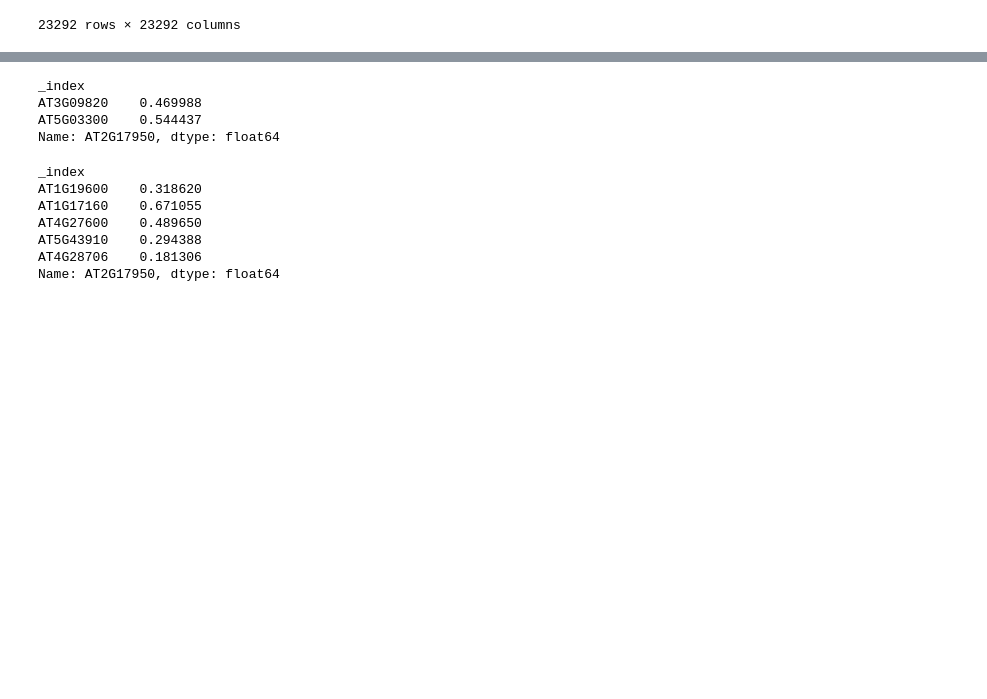
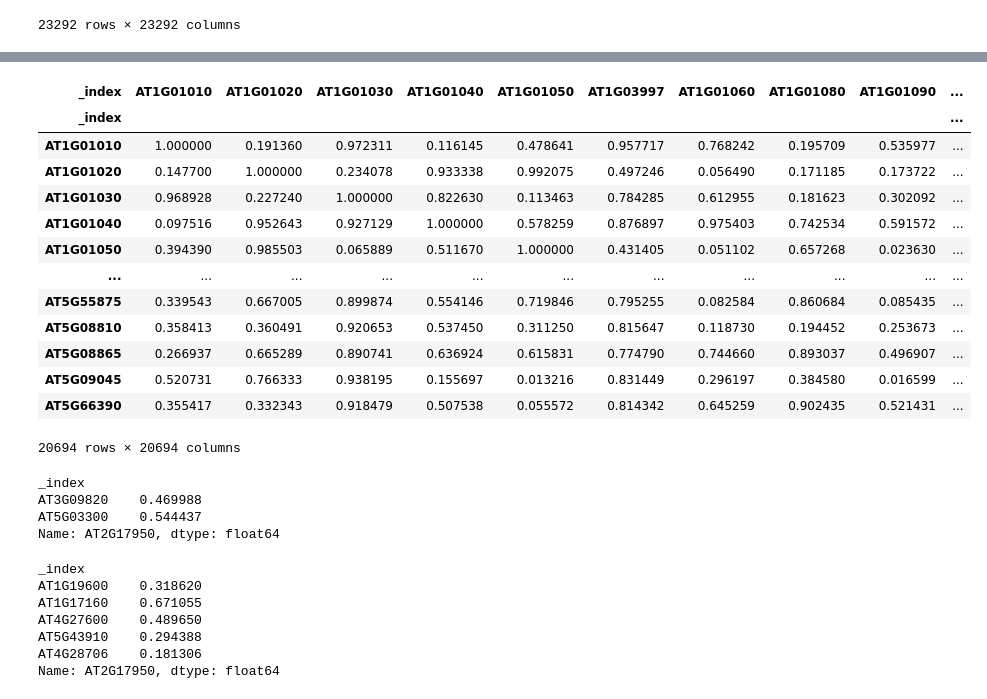
Before and after one commit to mikepassal/Jack_and_Dave_Maize_Meristem, a Jupyter notebook: correlation_of_wuschel_cells.ipynb, the cells around one changed output, grey strips where cells are left out. Saved outputs shown, nothing was run; the diff lists cells and outputs as text; code cells hidden in the pictures; blank space fills up the shorter version.

```diff
--- a/correlation_of_wuschel_cells.ipynb
+++ b/correlation_of_wuschel_cells.ipynb
@@ -917,0 +1023,21 @@ arabi_clev_results = arabi_normalized_all_cells.loc[arabi_normalized_all_cells.i
+# %%
+arabi_double_ranked_clevata = arabi_ranked_columns_clevata.rank(axis = 1)
+arabi_double_ranked_clevata
+arabi_normalized_clevata = arabi_double_ranked_clevata/20694
+# %%
+arabi_normalized_clevata
+# %% [output]
+| _index | AT1G01010 | AT1G01020 | AT1G01030 | AT1G01040 | AT1G01050 | AT1G03997 | AT1G01060 | AT1G01080 | AT1G01090 | ... |
+| _index |  |  |  |  |  |  |  |  |  | ... |
+| AT1G01010 | 1.000000 | 0.191360 | 0.972311 | 0.116145 | 0.478641 | 0.957717 | 0.768242 | 0.195709 | 0.535977 | ... |
+| AT1G01020 | 0.147700 | 1.000000 | 0.234078 | 0.933338 | 0.992075 | 0.497246 | 0.056490 | 0.171185 | 0.173722 | ... |
+| AT1G01030 | 0.968928 | 0.227240 | 1.000000 | 0.822630 | 0.113463 | 0.784285 | 0.612955 | 0.181623 | 0.302092 | ... |
+| AT1G01040 | 0.097516 | 0.952643 | 0.927129 | 1.000000 | 0.578259 | 0.876897 | 0.975403 | 0.742534 | 0.591572 | ... |
+| AT1G01050 | 0.394390 | 0.985503 | 0.065889 | 0.511670 | 1.000000 | 0.431405 | 0.051102 | 0.657268 | 0.023630 | ... |
+| ... | ... | ... | ... | ... | ... | ... | ... | ... | ... | ... |
+| AT5G55875 | 0.339543 | 0.667005 | 0.899874 | 0.554146 | 0.719846 | 0.795255 | 0.082584 | 0.860684 | 0.085435 | ... |
+| AT5G08810 | 0.358413 | 0.360491 | 0.920653 | 0.537450 | 0.311250 | 0.815647 | 0.118730 | 0.194452 | 0.253673 | ... |
+| AT5G08865 | 0.266937 | 0.665289 | 0.890741 | 0.636924 | 0.615831 | 0.774790 | 0.744660 | 0.893037 | 0.496907 | ... |
+| AT5G09045 | 0.520731 | 0.766333 | 0.938195 | 0.155697 | 0.013216 | 0.831449 | 0.296197 | 0.384580 | 0.016599 | ... |
+| AT5G66390 | 0.355417 | 0.332343 | 0.918479 | 0.507538 | 0.055572 | 0.814342 | 0.645259 | 0.902435 | 0.521431 | ... |
+20694 rows × 20694 columns
```
Also changed, not shown: parts of 22 cells of this notebook.
